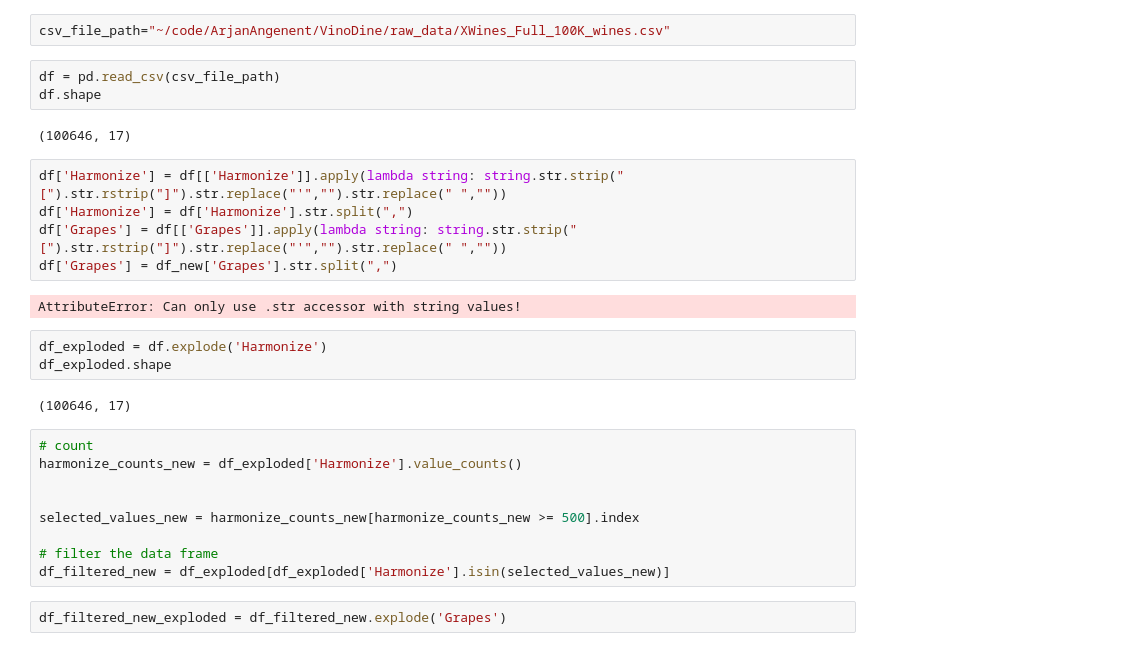
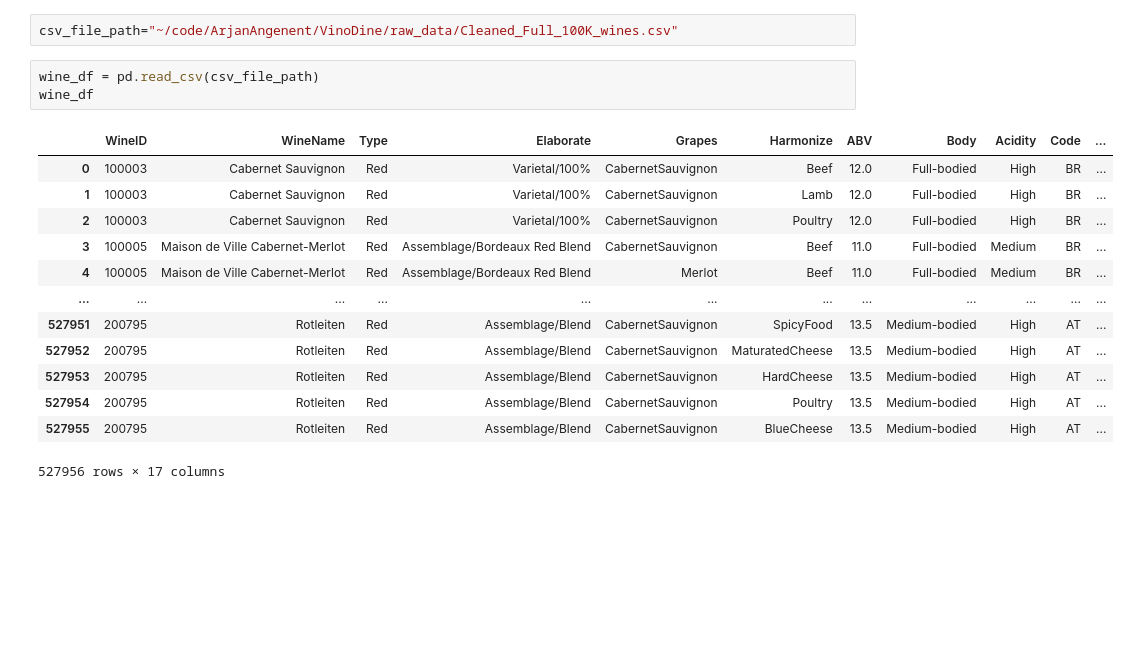
Before and after one commit to ArjanAngenent/VinoDine, a Jupyter notebook: notebooks/ArjanAngenentVinoDine.ipynb, the cells around one changed output. Drawn from its saved outputs; the diff is of its cells as text; blank space fills up the shorter version.

Commit message:
moved Arjan notebook to notebooks

```diff
--- a/notebooks/ArjanAngenentVinoDine.ipynb
+++ b/notebooks/ArjanAngenentVinoDine.ipynb
@@ -5,30 +13,19 @@ import numpy as np
 # %%
-csv_file_path="~/code/ArjanAngenent/VinoDine/raw_data/XWines_Full_100K_wines.csv"
+csv_file_path="~/code/ArjanAngenent/VinoDine/raw_data/Cleaned_Full_100K_wines.csv"
 # %%
-df = pd.read_csv(csv_file_path)
-df.shape
+wine_df = pd.read_csv(csv_file_path)
+wine_df
 # %% [output]
+|  | WineID | WineName | Type | Elaborate | Grapes | Harmonize | ABV | Body | Acidity | Code | ... |
+| 0 | 100003 | Cabernet Sauvignon | Red | Varietal/100% | CabernetSauvignon | Beef | 12.0 | Full-bodied | High | BR | ... |
+| 1 | 100003 | Cabernet Sauvignon | Red | Varietal/100% | CabernetSauvignon | Lamb | 12.0 | Full-bodied | High | BR | ... |
+| 2 | 100003 | Cabernet Sauvignon | Red | Varietal/100% | CabernetSauvignon | Poultry | 12.0 | Full-bodied | High | BR | ... |
+| 3 | 100005 | Maison de Ville Cabernet-Merlot | Red | Assemblage/Bordeaux Red Blend | CabernetSauvignon | Beef | 11.0 | Full-bodied | Medium | BR | ... |
+| 4 | 100005 | Maison de Ville Cabernet-Merlot | Red | Assemblage/Bordeaux Red Blend | Merlot | Beef | 11.0 | Full-bodied | Medium | BR | ... |
+| ... | ... | ... | ... | ... | ... | ... | ... | ... | ... | ... | ... |
+| 527951 | 200795 | Rotleiten | Red | Assemblage/Blend | CabernetSauvignon | SpicyFood | 13.5 | Medium-bodied | High | AT | ... |
+| 527952 | 200795 | Rotleiten | Red | Assemblage/Blend | CabernetSauvignon | MaturatedCheese | 13.5 | Medium-bodied | High | AT | ... |
+| 527953 | 200795 | Rotleiten | Red | Assemblage/Blend | CabernetSauvignon | HardCheese | 13.5 | Medium-bodied | High | AT | ... |
+| 527954 | 200795 | Rotleiten | Red | Assemblage/Blend | CabernetSauvignon | Poultry | 13.5 | Medium-bodied | High | AT | ... |
+| 527955 | 200795 | Rotleiten | Red | Assemblage/Blend | CabernetSauvignon | BlueCheese | 13.5 | Medium-bodied | High | AT | ... |
-(100646, 17)
+527956 rows × 17 columns
-# %%
-df['Harmonize'] = df[['Harmonize']].apply(lambda string: string.str.strip("[").str.rstrip("]").str.replace("'","").str.replace(" ",""))
-df['Harmonize'] = df['Harmonize'].str.split(",")
-df['Grapes'] = df[['Grapes']].apply(lambda string: string.str.strip("[").str.rstrip("]").str.replace("'","").str.replace(" ",""))
-df['Grapes'] = df_new['Grapes'].str.split(",")
-# %% [output]
-AttributeError: Can only use .str accessor with string values!
-# %%
-df_exploded = df.explode('Harmonize')
-df_exploded.shape
-# %% [output]
-(100646, 17)
-# %%
-# count
-harmonize_counts_new = df_exploded['Harmonize'].value_counts()
-
-
-selected_values_new = harmonize_counts_new[harmonize_counts_new >= 500].index
-
-# filter the data frame
-df_filtered_new = df_exploded[df_exploded['Harmonize'].isin(selected_values_new)]
-# %%
-df_filtered_new_exploded = df_filtered_new.explode('Grapes')
```
Also changed, not shown: parts of 26 cells of this notebook.
